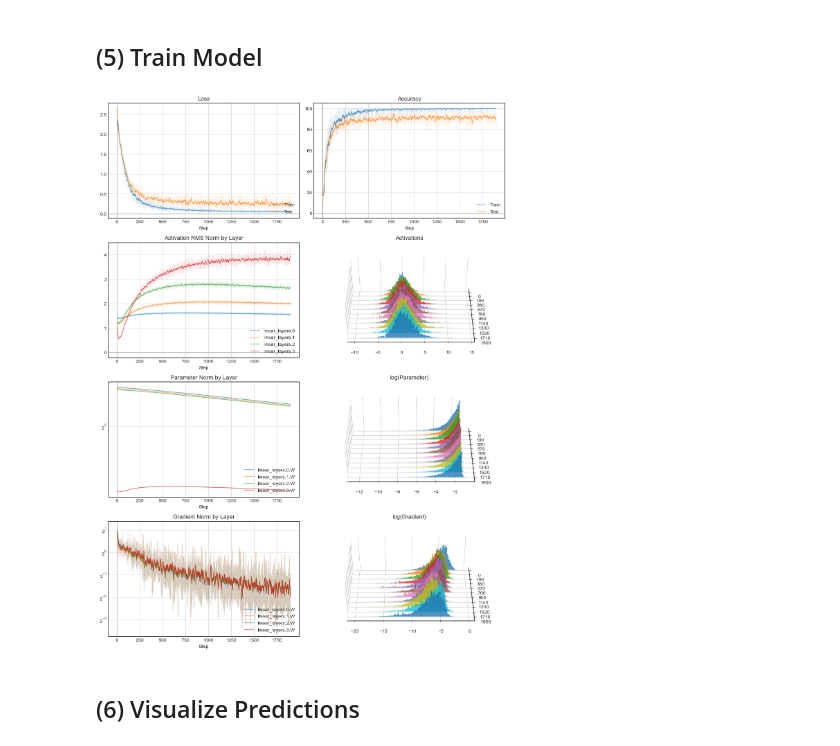
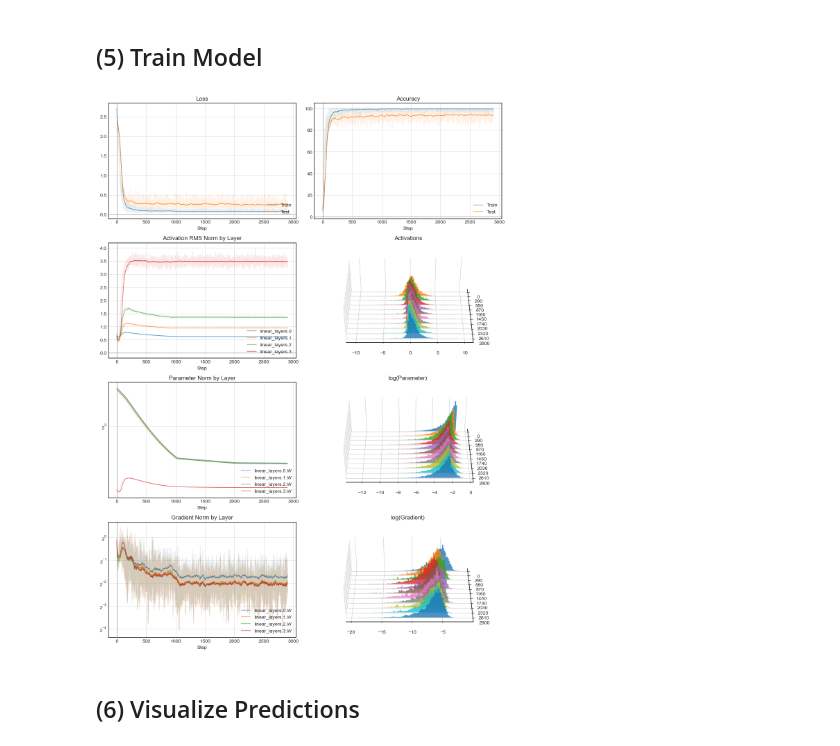
Before and after one commit to johnma2006/candle, a Jupyter notebook: experiments/vision_experiments/1.0 MLP on MNIST - SGD.ipynb, the cells around one changed output. Drawn from its saved outputs; the diff is of its cells as text; code cells hidden in the pictures.

```diff
--- a/experiments/vision_experiments/1.0 MLP on MNIST - SGD.ipynb
+++ b/experiments/vision_experiments/1.0 MLP on MNIST - SGD.ipynb
@@ -46,17 +51,23 @@ X_train.shape, y_train.shape
 # %%
 class Config:
-    # General configs
+    # Optimization configs
 
-    ITERATIONS = 2000
+    ITERATIONS = 3000
     BATCH_SIZE = 32
-    LEARNING_RATE = 1e-2
+    LEARNING_RATE = 1e-1
     WEIGHT_DECAY = 1e-2
+    SGD_MOMENTUM = 0.9
 
     EVAL_ITERS = 1
     EVAL_BATCH_SIZE = 64
     DASHBOARD_REFRESH_ITERS = 100
 
-    # Model-specific configs
+    # LR scheduler configs
+
+    STEPLR_STEP_SIZE = 1000
+    STEPLR_GAMMA = 0.1
+
+    # Model architecture configs
 
     NUM_LAYERS = 4
     HIDDEN_DIM = 64
@@ -88,12 +99,17 @@ class MLP(candle.Module):
 
         return x
 # %%
-model = MLP(input_size=num_features,
+model = MLP(input_size=X_train.shape[1],
             hidden_sizes=[config.HIDDEN_DIM] * (config.NUM_LAYERS - 1) + [num_classes])
 
 optimizer = candle.optimizer.SGD(model.parameters(),
+                                 momentum=config.SGD_MOMENTUM,
                                  learning_rate=config.LEARNING_RATE,
                                  weight_decay=config.WEIGHT_DECAY)
 
+scheduler = candle.scheduler.StepLR(optimizer,
+                                    step_size=config.STEPLR_STEP_SIZE,
+                                    gamma=config.STEPLR_GAMMA)
+
 model.summary(input_shape=(128, 64))
 # %% [output]
@@ -177,45 +196,47 @@ for iteration in range(config.ITERATIONS):
         data_iterator = iter(data_loader)
         (X_batch, y_batch) = next(data_iterator)
 
+    optimizer.zero_grad()
     output = model(X_batch)
     loss = F.cross_entropy_loss(output, y_batch)
     loss.backward()
 
     optimizer.step()
+    scheduler.step()
 
-    # -----------------
-    # Visualize metrics
-    # -----------------
+    # ----------------
+    # Update dashboard
+    # ----------------
 
     model.eval()
 
     (activations, act_by_layer, act_norm_by_layer, act_rmsnorm_by_layer) = get_activations()
     (parameters, param_by_layer, param_norm_by_layer) = tutils.get_parameters(params_to_track, model)
     (gradients, grad_by_layer, grad_norm_by_layer) = tutils.get_gradients(params_to_track, model)
 
     (train_loss, train_acc) = tutils.get_loss_and_accuracy(model, X_batch, y_batch, output.data)
     writer.add_scalars('Loss', {'Train': train_loss})
     writer.add_scalars('Accuracy', {'Train': train_acc})
 
     if iteration % config.EVAL_ITERS == 0:
         test_batch = tutils.get_random_batch(X_test, y_test, batch_size=config.EVAL_BATCH_SIZE)
         (test_loss, test_acc) = tutils.get_loss_and_accuracy(model, *test_batch)
         writer.add_scalars('Loss', {'Test': test_loss}, iteration)
         writer.add_scalars('Accuracy', {'Test': test_acc}, iteration)
 
     writer.add_scalars('Activation RMS Norm by Layer', act_rmsnorm_by_layer)
     writer.add_histogram('Activations', activations)
 
     writer.add_scalars('Parameter Norm by Layer', param_norm_by_layer)
     writer.add_histogram('log(Parameter)', np.log(np.abs(parameters) + 1e-10))
 
     writer.add_scalars('Gradient Norm by Layer', grad_norm_by_layer)
     writer.add_histogram('log(Gradient)', np.log(np.abs(gradients) + 1e-10))
 
     if iteration % config.DASHBOARD_REFRESH_ITERS == 0:
         writer.plot(clear_output=True)
 # %% [output]
-[figure, old version]
+[figure, new version]
 # %% [markdown]
 ## (6) Visualize Predictions
 # %%
```
Also changed, not shown: parts of 9 cells of this notebook, 2 other files.
